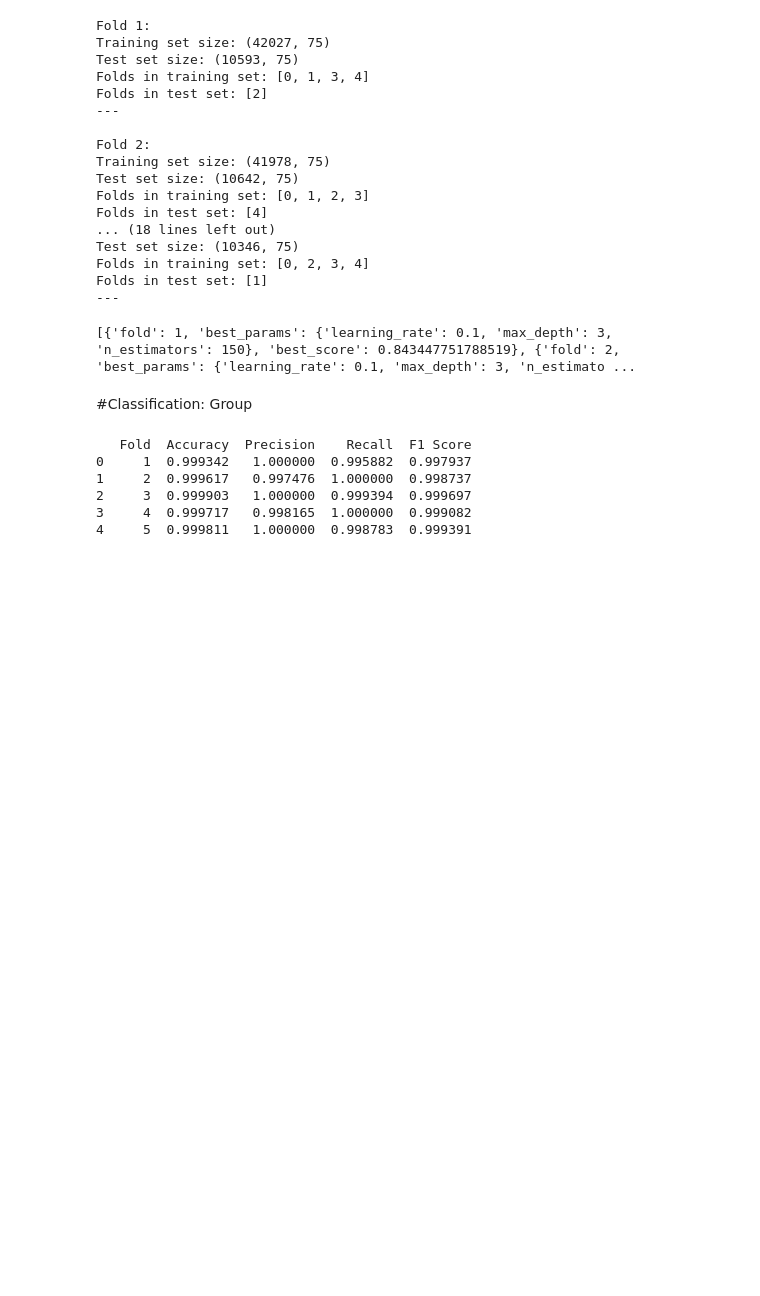
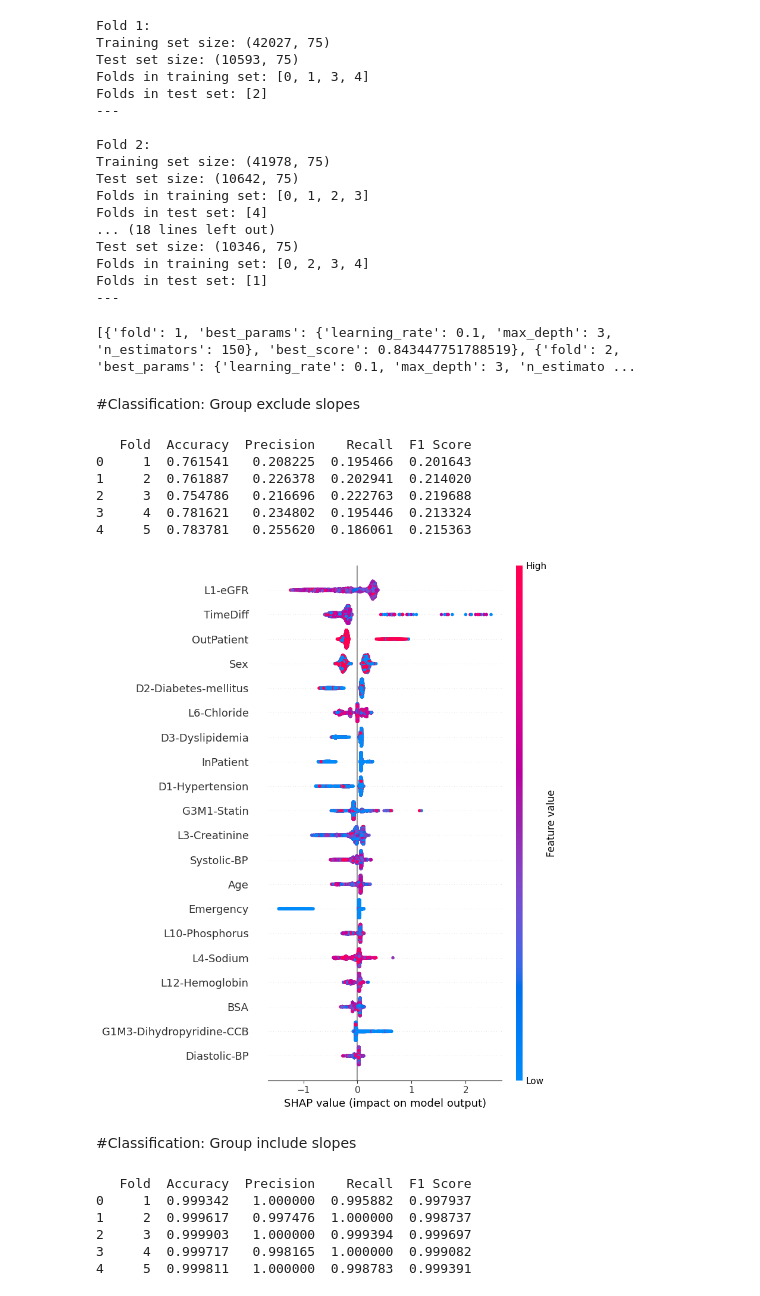
Before and after one commit to nxxk23/PROJECT, a Jupyter notebook: TestXGB.ipynb, the cells around one changed output. Drawn from its saved outputs; the diff is of its cells as text; code cells hidden in the pictures; blank space fills up the shorter version.

Commit message:
test shap

```diff
--- a/TestXGB.ipynb
+++ b/TestXGB.ipynb
@@ -163,4 +163,8 @@ def plot_roc_curve(model_name, y_true, y_probs, color):
 # %%
 import shap
 # %% [markdown]
-#Classification: Group
+#Classification: Group exclude slopes
+# %%
+X = data2.drop(['Group', 'PatientUID', 'PatientVisitUID', 'eGFR_t1', 'time_t1', 'StartDTTM', 'EndDttm',
+                'LabCwhen', 'LabLocation', 'Fold','Slopes'], axis=1)
+y = data2['Group']
@@ -166,0 +218,24 @@ import shap
+# %%
+xgb_metrics_df = pd.DataFrame(xgb_metrics_list)
+print(xgb_metrics_df)
+# %% [output]
+   Fold  Accuracy  Precision    Recall  F1 Score
+0     1  0.761541   0.208225  0.195466  0.201643
+1     2  0.761887   0.226378  0.202941  0.214020
+2     3  0.754786   0.216696  0.222763  0.219688
+3     4  0.781621   0.234802  0.195446  0.213324
+4     5  0.783781   0.255620  0.186061  0.215363
+# %%
+import shap
+import matplotlib.pyplot as plt
+
+# Assuming shap_values_list contains the SHAP values for each fold
+fold_to_visualize = 0
+
+shap_values = shap_values_list[fold_to_visualize][:X_test_scaled.shape[0]]
+shap.summary_plot(shap_values, X_test_scaled, feature_names=X.columns, show=False)
+plt.show()
+# %% [output]
+[figure, added]
+# %% [markdown]
+#Classification: Group include slopes
```
Also changed, not shown: parts of 2 cells of this notebook.
